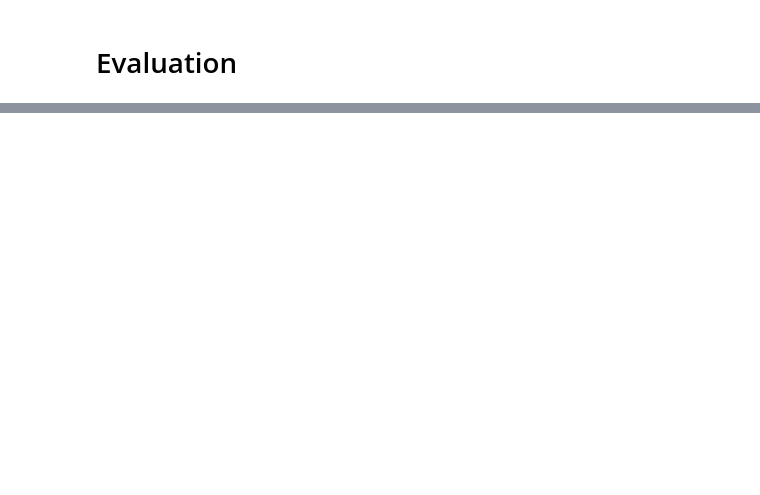
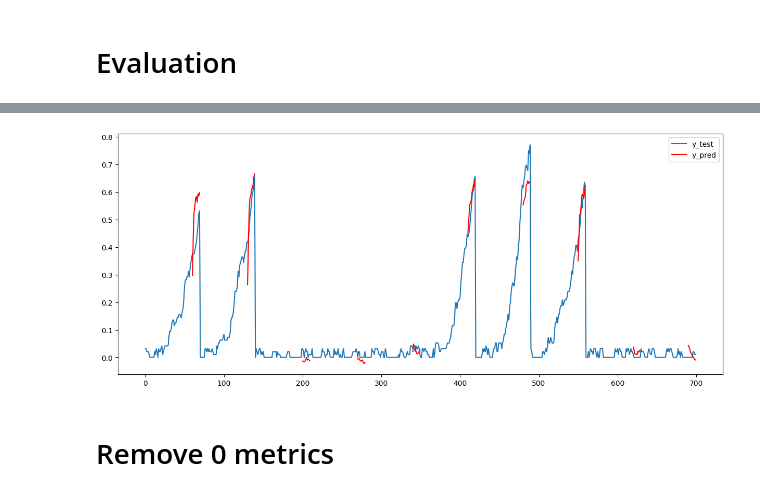
Before and after one commit to ITU-AI-ML-in-5G-Challenge/ITU-ML5G-PS-005-KDDI-UT-NakaoLab-AI, a Jupyter notebook: task1.ipynb, the cells around one changed output, grey strips where cells are left out. Drawn from its saved outputs; the diff is of its cells as text; code cells hidden in the pictures; blank space fills up the shorter version.

```diff
--- a/task1.ipynb
+++ b/task1.ipynb
@@ -94,5 +94,5 @@ val_generator = ReccurentTrainingGenerator(val_X, val_Y, batch_size, timesteps,
 # %%
 callback = tf.keras.callbacks.EarlyStopping(monitor='val_loss', patience=3)
 # %%
-history = model.fit(x=train_generator, epochs=250, verbose=1, callbacks=callback, validation_data=val_generator)
+history = model.fit(x=train_generator, epochs=20, verbose=1, callbacks=callback, validation_data=val_generator)
 # %% [output]
@@ -123,7 +133,7 @@ pred = pred.reshape(300, -1)
 # %%
-test_Y = test_Y.reshape(300, -1)
+test_Y = test_Y.values.reshape(300, -1)
 # %%
-evaluation = Evaluation(pred, test_Y, test_labels, timesteps, delay)
+evaluation = Evaluation(pred, test_Y, test_labels, timesteps, delay, threshold=0.3)
 # %%
 evaluation.MSE()
 # %% [output]
@@ -202,0 +154,6 @@ array(['normal', 'normal', 'normal', ..., 'normal', 'normal', 'normal'],
+# %%
+evaluation.visualization()
+# %% [output]
+[figure, added]
+# %% [markdown]
+# Remove 0 metrics
```
Also changed, not shown: parts of 30 cells of this notebook, 1 other file.
